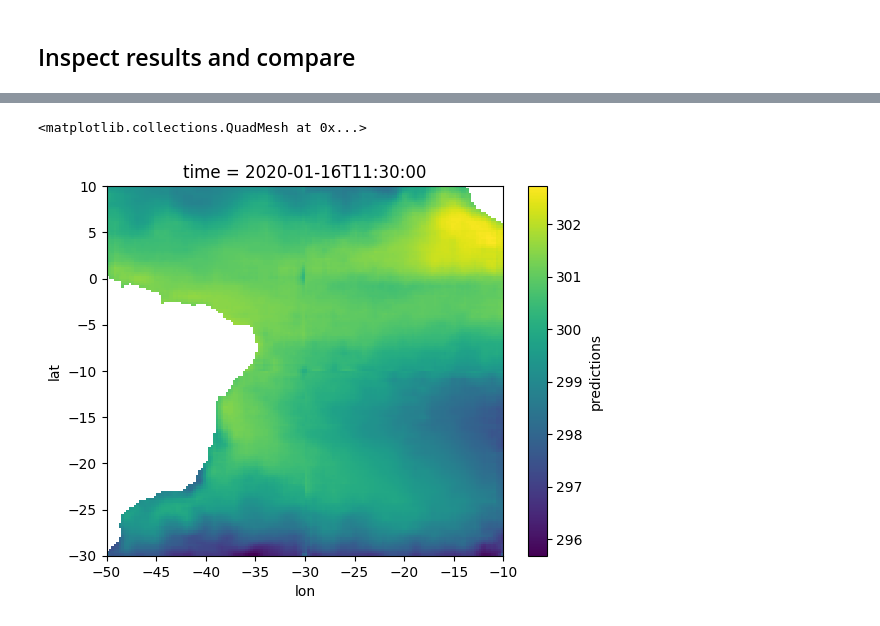
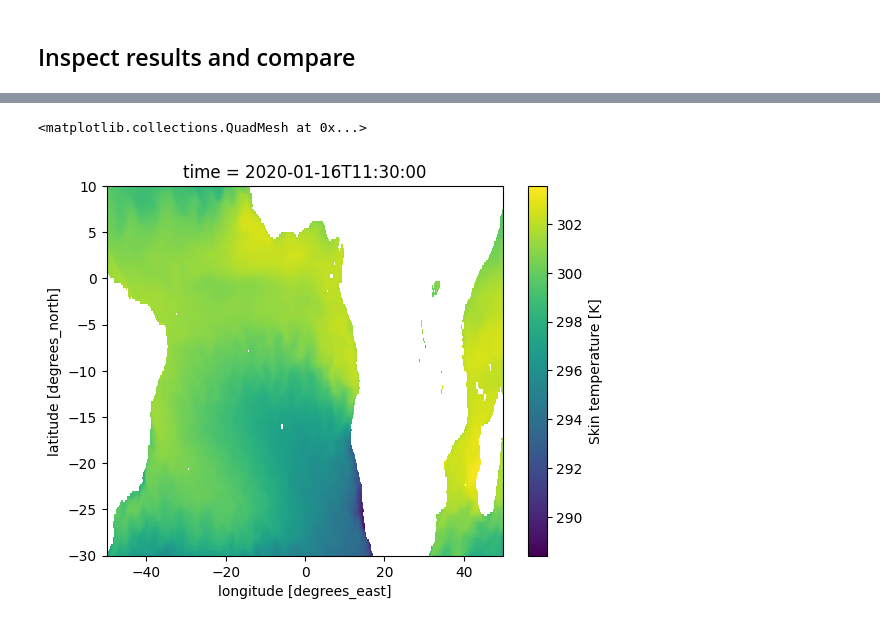
Before and after one commit to ESMValGroup/ClimaNet, a Jupyter notebook: notebooks/example.ipynb, the cells around one changed output, grey strips where cells are left out. Saved outputs shown, nothing was run; the diff lists cells and outputs as text; code cells hidden in the pictures.

```diff
--- a/notebooks/example.ipynb
+++ b/notebooks/example.ipynb
@@ -12,7 +13,7 @@ from climanet import STDataset
 # %% [markdown]
 ## Read data
 # %%
-data_folder = Path("../../data/output")
+data_folder = Path("./eso4clima")
 
 file_names = [data_folder / "202001_day_ERA5_masked_ts.nc", data_folder / "202002_day_ERA5_masked_ts.nc"]
 daily_data = xr.open_mfdataset(file_names)
@@ -27,7 +28,7 @@ lsm_mask = lsm_mask.rename({'latitude': 'lat', 'longitude': 'lon'})
 ## Subset data (for fast example)
 # %%
 # coordinates of subset
-lon_subset = slice(-50, -10)
+lon_subset = slice(-50, 50)  # one lon -179.9 is nan, check data
 lat_subset = slice(-30, 10)
 
 daily_subset = daily_data.sel(lon=lon_subset, lat=lat_subset)
@@ -116,5 +157,5 @@ ocean = ~lsm_subset["lsm"].values
 # %%
-predictions["predictions"].where(ocean).isel(time=0).plot()
+monthly_subset["ts"].where(ocean).isel(time=0).plot()
 # %% [output]
 <matplotlib.collections.QuadMesh at 0x...>
-[figure, old version]
+[figure, new version]
```
Also changed, not shown: parts of 18 cells of this notebook.
